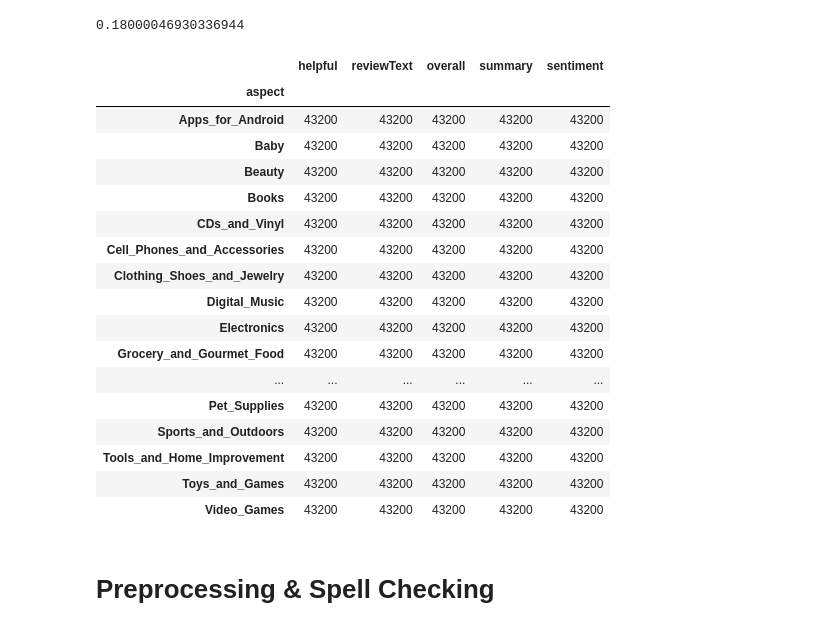
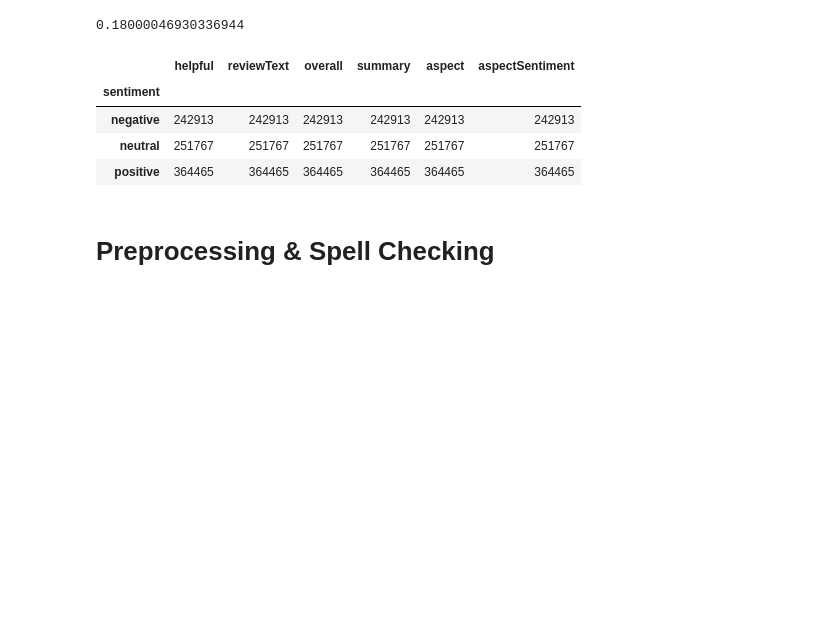
Before and after one commit to felixSchober/ABSA-Transformer, a Jupyter notebook: 14_AmazonReviewsPandas.ipynb, the cells around one changed output. Drawn from its saved outputs; the diff is of its cells as text; code cells hidden in the pictures; blank space fills up the shorter version.

Commit message:
stratisfz on aspect sentiment combination

```diff
--- a/14_AmazonReviewsPandas.ipynb
+++ b/14_AmazonReviewsPandas.ipynb
@@ -193,5 +193,6 @@ df.groupby('aspect').count()
 # %% [markdown]
 # Generate 80 - 20 - 10 Splits
 # %%
-path = os.path.join(os.getcwd(), 'data', 'data', 'amazon')
+path = os.path.join(os.getcwd(), 'data', 'data', 'amazon', 'raw')
 df = pd.read_pickle(os.path.join(path, 'dataset_processed.pkl'))
+df
@@ -197,0 +218,4 @@ df = pd.read_pickle(os.path.join(path, 'dataset_processed.pkl'))
+# %%
+# we need an extra attribute to stratify on which is a combination of aspect-sentiment
+df['aspectSentiment'] = df.apply(lambda r: f'{r["aspect"]}-{r["sentiment"]})', axis=1)
+df
@@ -198,31 +241,18 @@ df = pd.read_pickle(os.path.join(path, 'dataset_processed.pkl'))
 # %%
 from sklearn.model_selection import train_test_split
 
-train, test = train_test_split(df, test_size=0.1, random_state=42, stratify=df[['aspect']])
-train, val = train_test_split(train, test_size=0.2, random_state=42, stratify=train[['aspect']])
+train, test = train_test_split(df, test_size=0.1, random_state=42, stratify=df[['aspectSentiment']])
+train, val = train_test_split(train, test_size=0.2, random_state=42, stratify=train[['aspectSentiment']])
 # %%
 val.count()['overall']/df.count()['overall']
 # %% [output]
 0.18000046930336944
 # %%
-train.groupby('aspect').count()
+train.groupby('sentiment').count()
 # %% [output]
-|  | helpful | reviewText | overall | summary | sentiment |
-| aspect |  |  |  |  |  |
-| Apps_for_Android | 43200 | 43200 | 43200 | 43200 | 43200 |
-| Baby | 43200 | 43200 | 43200 | 43200 | 43200 |
-| Beauty | 43200 | 43200 | 43200 | 43200 | 43200 |
-| Books | 43200 | 43200 | 43200 | 43200 | 43200 |
-| CDs_and_Vinyl | 43200 | 43200 | 43200 | 43200 | 43200 |
-| Cell_Phones_and_Accessories | 43200 | 43200 | 43200 | 43200 | 43200 |
-| Clothing_Shoes_and_Jewelry | 43200 | 43200 | 43200 | 43200 | 43200 |
-| Digital_Music | 43200 | 43200 | 43200 | 43200 | 43200 |
-| Electronics | 43200 | 43200 | 43200 | 43200 | 43200 |
-| Grocery_and_Gourmet_Food | 43200 | 43200 | 43200 | 43200 | 43200 |
-| ... | ... | ... | ... | ... | ... |
-| Pet_Supplies | 43200 | 43200 | 43200 | 43200 | 43200 |
-| Sports_and_Outdoors | 43200 | 43200 | 43200 | 43200 | 43200 |
-| Tools_and_Home_Improvement | 43200 | 43200 | 43200 | 43200 | 43200 |
-| Toys_and_Games | 43200 | 43200 | 43200 | 43200 | 43200 |
-| Video_Games | 43200 | 43200 | 43200 | 43200 | 43200 |
+|  | helpful | reviewText | overall | summary | aspect | aspectSentiment |
+| sentiment |  |  |  |  |  |  |
+| negative | 242913 | 242913 | 242913 | 242913 | 242913 | 242913 |
+| neutral | 251767 | 251767 | 251767 | 251767 | 251767 | 251767 |
+| positive | 364465 | 364465 | 364465 | 364465 | 364465 | 364465 |
 # %%
```
Also changed, not shown: parts of 3 cells of this notebook.
